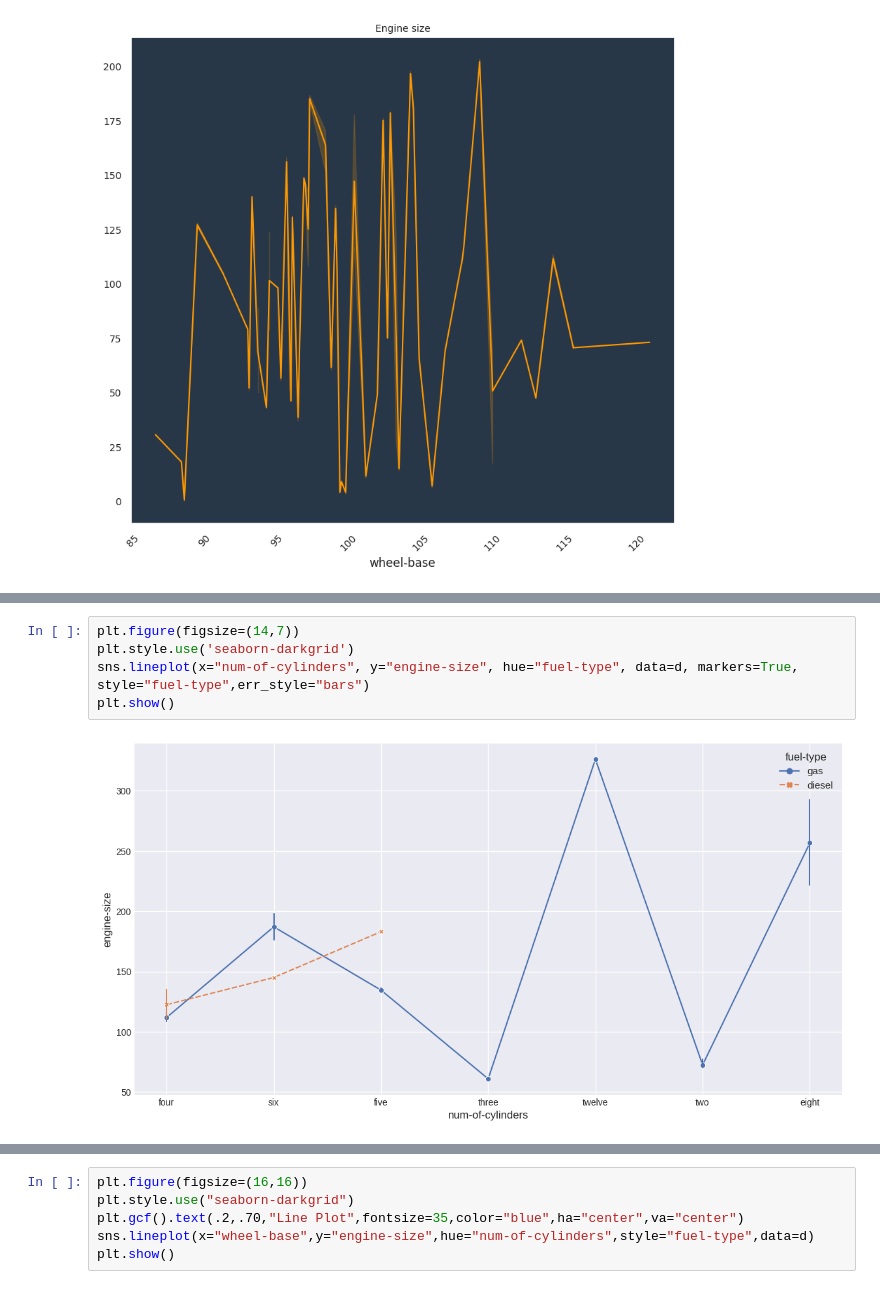
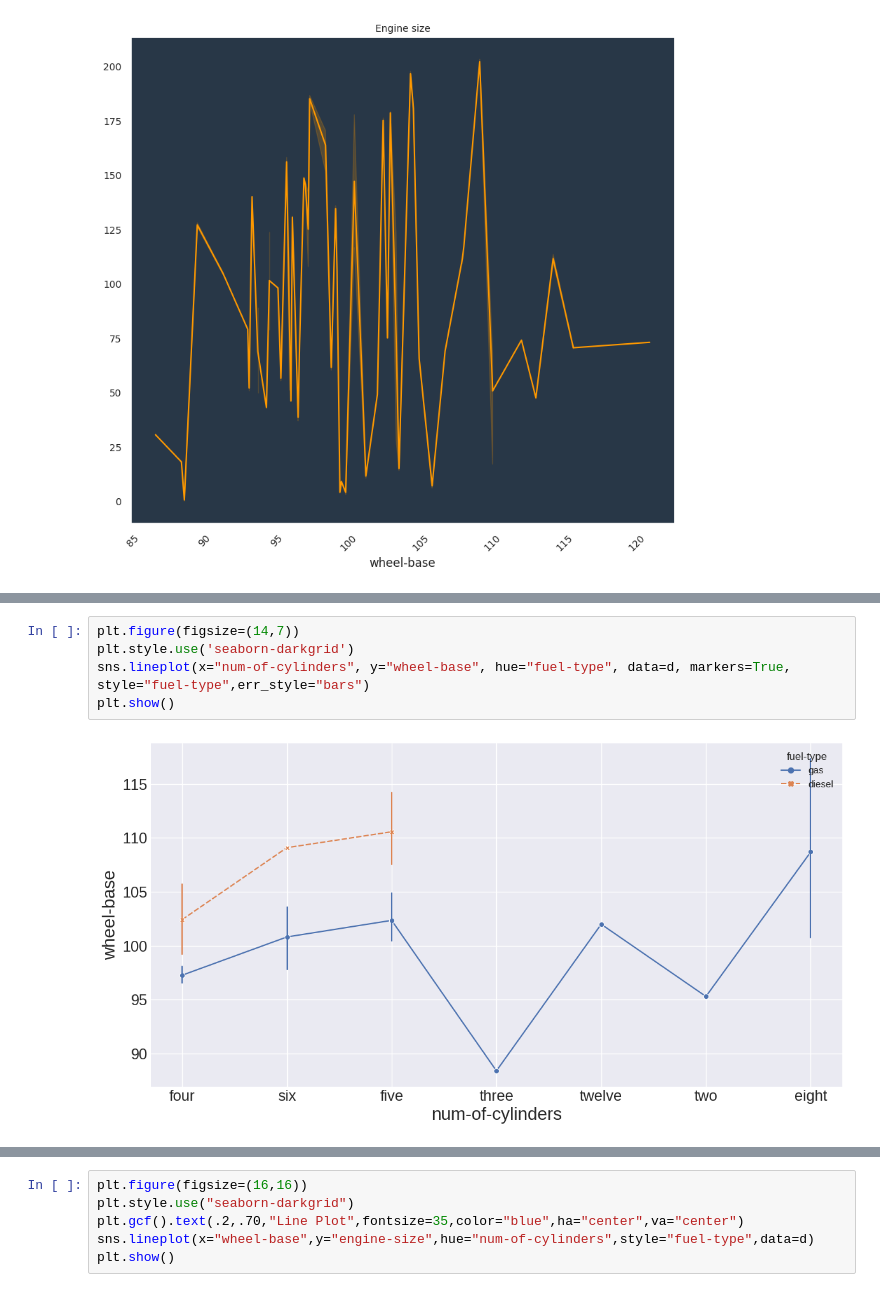
Before and after one commit to ShahDharni/Taskk, a Jupyter notebook: Seaborn_ipynb.ipynb, the cells around one changed output, grey strips where cells are left out. Drawn from its saved outputs; the diff is of its cells as text.

```diff
--- a/Seaborn_ipynb.ipynb
+++ b/Seaborn_ipynb.ipynb
@@ -207,8 +206,8 @@ plt.show()
 # %%
 plt.figure(figsize=(14,7))
 plt.style.use('seaborn-darkgrid')
-sns.lineplot(x="num-of-cylinders", y="engine-size", hue="fuel-type", data=d, markers=True, style="fuel-type",err_style="bars")
+sns.lineplot(x="num-of-cylinders", y="wheel-base", hue="fuel-type", data=d, markers=True, style="fuel-type",err_style="bars")
 plt.show()
 # %% [output]
-[figure, old version]
+[figure, new version]
 # %%
```
Also changed, not shown: parts of 98 cells of this notebook.
